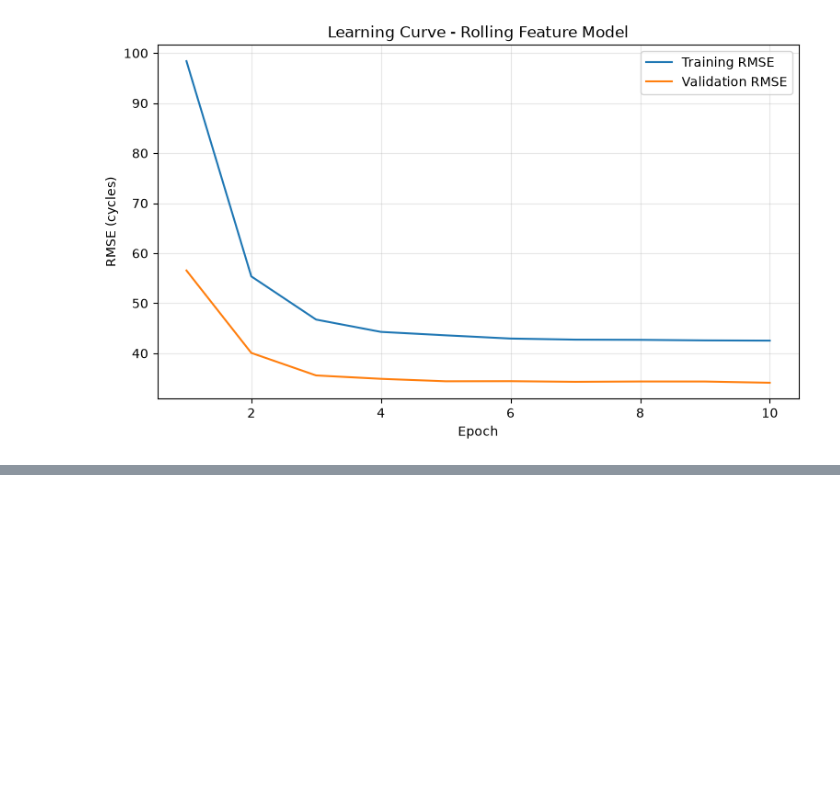
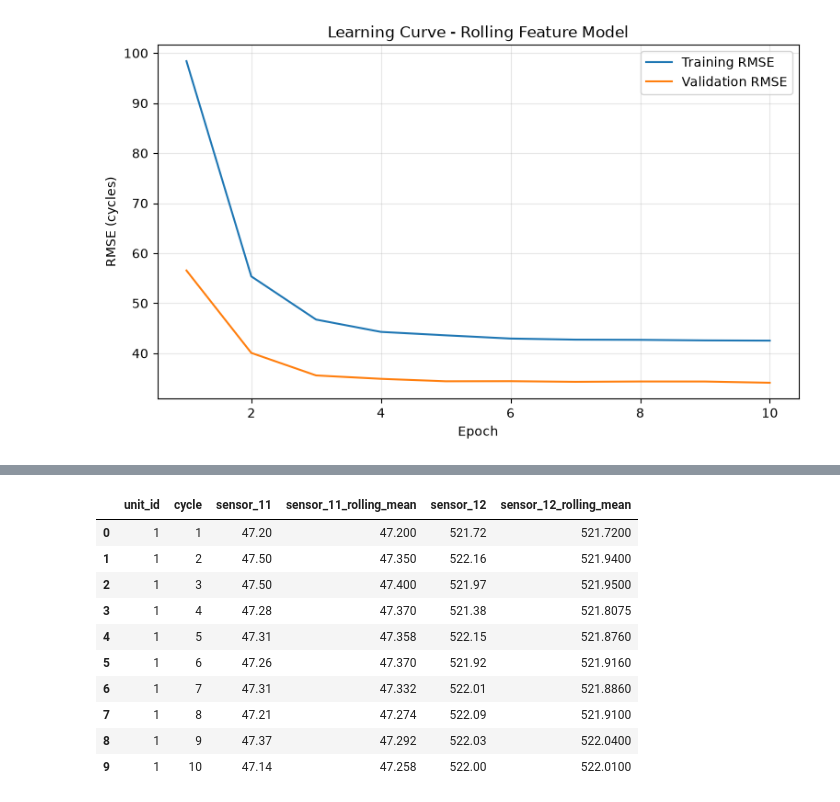
Before and after one commit to Blessingxv/predictive-maintenance-rul, a Jupyter notebook: notebooks/03_feature_engineering.ipynb, the cells around one changed output, grey strips where cells are left out. Saved outputs shown, nothing was run; the diff lists cells and outputs as text; code cells hidden in the pictures; blank space fills up the shorter version.

```diff
--- a/notebooks/03_feature_engineering.ipynb
+++ b/notebooks/03_feature_engineering.ipynb
@@ -442,0 +757,25 @@ plt.show()
+# %%
+rolling_sensors = ["sensor_11", "sensor_12"]
+
+for sensor in rolling_sensors:
+    test_df[f"{sensor}_rolling_mean"] = (
+        test_df.groupby("unit_id")[sensor]
+        .transform(lambda x: x.rolling(window=5, min_periods=1).mean())
+    )
+
+test_df[
+    ["unit_id", "cycle", "sensor_11", "sensor_11_rolling_mean",
+     "sensor_12", "sensor_12_rolling_mean"]
+].head(10)
+# %% [output]
+|  | unit_id | cycle | sensor_11 | sensor_11_rolling_mean | sensor_12 | sensor_12_rolling_mean |
+| 0 | 1 | 1 | 47.20 | 47.200 | 521.72 | 521.7200 |
+| 1 | 1 | 2 | 47.50 | 47.350 | 522.16 | 521.9400 |
+| 2 | 1 | 3 | 47.50 | 47.400 | 521.97 | 521.9500 |
+| 3 | 1 | 4 | 47.28 | 47.370 | 521.38 | 521.8075 |
+| 4 | 1 | 5 | 47.31 | 47.358 | 522.15 | 521.8760 |
+| 5 | 1 | 6 | 47.26 | 47.370 | 521.92 | 521.9160 |
+| 6 | 1 | 7 | 47.31 | 47.332 | 522.01 | 521.8860 |
+| 7 | 1 | 8 | 47.21 | 47.274 | 522.09 | 521.9100 |
+| 8 | 1 | 9 | 47.37 | 47.292 | 522.03 | 522.0400 |
+| 9 | 1 | 10 | 47.14 | 47.258 | 522.00 | 522.0100 |
```
Also changed, not shown: parts of 34 cells of this notebook, 3 other files.
